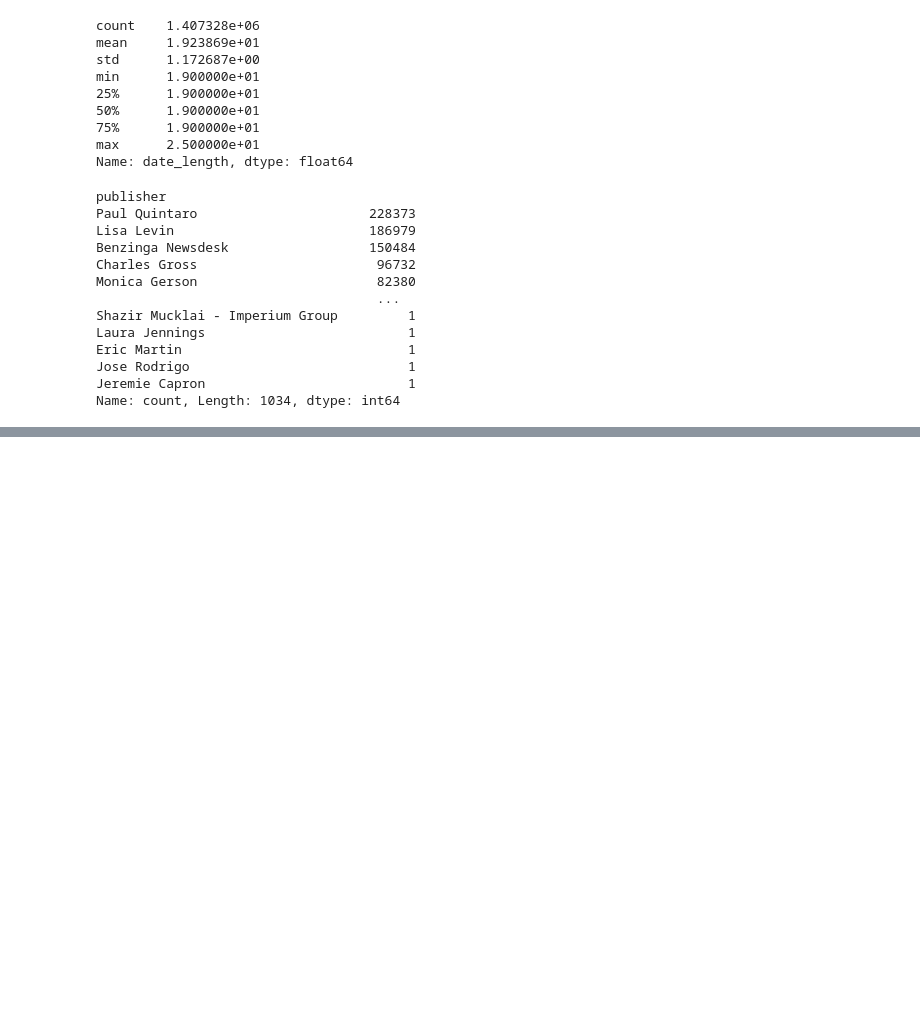
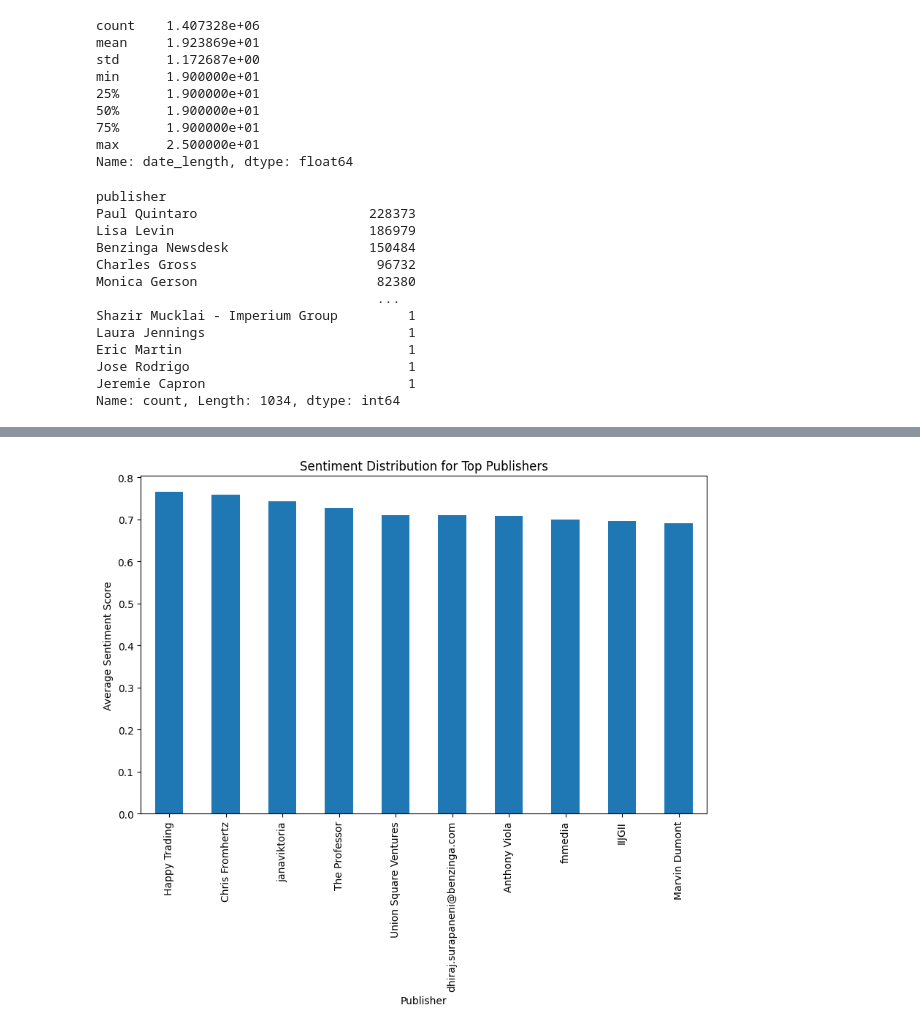
Before and after one commit to josh874/Kifiya-AIM-Week--1, a Jupyter notebook: notebooks/EDA Analysis.ipynb, the cells around one changed output, grey strips where cells are left out. Saved outputs shown, nothing was run; the diff lists cells and outputs as text; code cells hidden in the pictures; blank space fills up the shorter version.

Commit message:
EDA Analysis

```diff
--- a/notebooks/EDA Analysis.ipynb
+++ b/notebooks/EDA Analysis.ipynb
@@ -112,13 +112,15 @@ Jeremie Capron                          1
 Name: count, Length: 1034, dtype: int64
 # %%
 # Analyssis on publication dates
+from datetime import datetime
+
 def parse_date_with_default(date_string):
     try:
-        return pd.to_datetime(date_string, format='%Y-%m-%d %H')
+        parsed_date = datetime.strptime(date_string, '%Y-%m-%d %H:%M:%S')
+        return parsed_date.date()
     except ValueError:
-        return pd.to_datetime(date_string + '-01 00', format='%Y-%m-%d %H')
-
-df['date'] = df['date'].apply(parse_date_with_default)
+        raise ValueError("Invalid date format: " + date_string)
+df['date'] = pd.to_datetime(df['date'])
 daily_counts = df['date'].dt.date.value_counts().sort_index()
 print(daily_counts)
 # %% [output]
@@ -137,0 +142,8 @@ Name: count, Length: 2587, dtype: int64
+# %%
+# Perform sentiment analysis on headlines to gauge the sentiment positive, negative, neutral
+from nltk.sentiment import SentimentIntensityAnalyzer
+
+sia = SentimentIntensityAnalyzer()
+df['sentiment'] = df['headline'].apply(lambda x: sia.polarity_scores(x)['compound'])
+df['sentiment_label'] = df['sentiment'].apply(lambda x: 'Positive' if x > 0 else ('Negative' if x < 0 else 'Neutral'))
+print(df[['date', 'headline', 'sentiment_label']].head())
@@ -137,0 +183,7 @@ Name: count, Length: 2587, dtype: int64
+# %%
+
+sid = SentimentIntensityAnalyzer()
+df['sentiment_scores'] = df['headline'].apply(lambda x: sid.polarity_scores(x))
+df['compound_score'] = df['sentiment_scores'].apply(lambda x: x['compound'])
+sentiment_distribution = df.groupby('publisher')['compound_score'].mean()
+top_publishers = sentiment_distribution.nlargest(10)
@@ -137,0 +194,9 @@ Name: count, Length: 2587, dtype: int64
+# %%
+plt.figure(figsize=(10, 6))
+top_publishers.plot(kind='bar')
+plt.xlabel('Publisher')
+plt.ylabel('Average Sentiment Score')
+plt.title('Sentiment Distribution for Top Publishers')
+plt.show()
+# %% [output]
+[figure, added]
```
Also changed, not shown: parts of 6 cells of this notebook, 2 other files.
